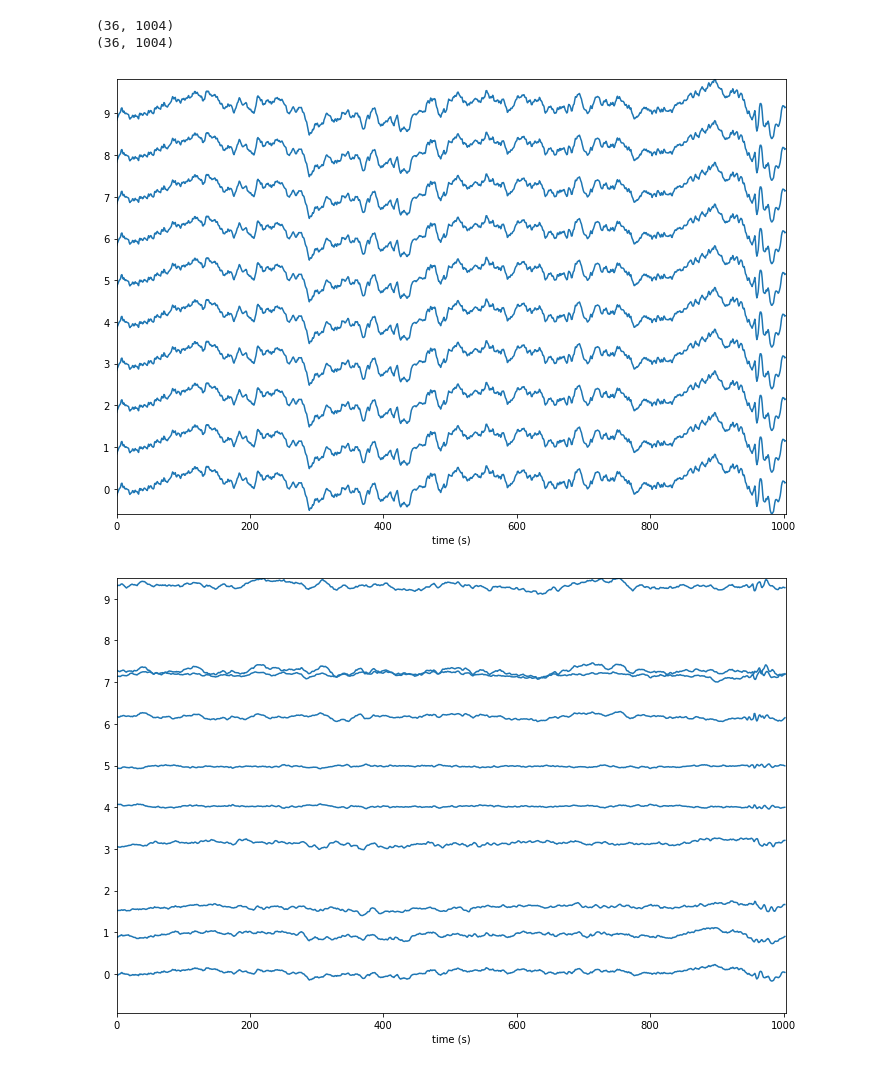
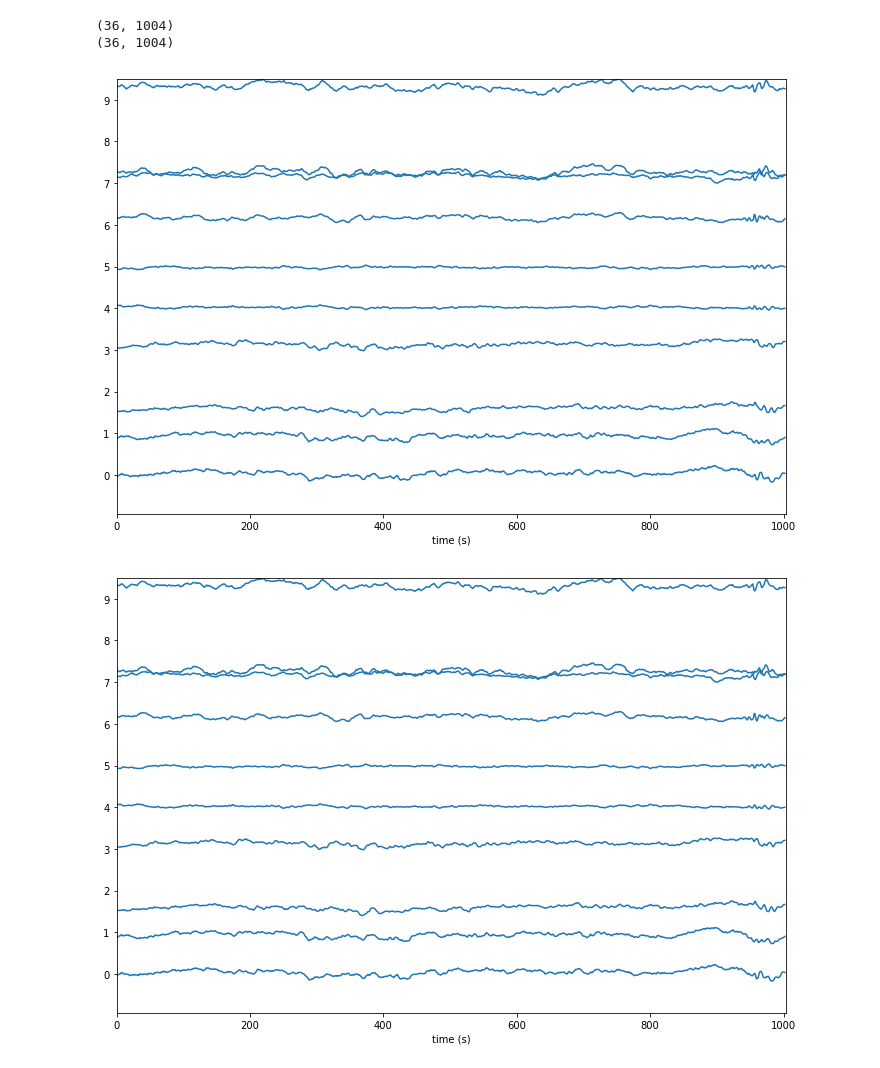
Before and after one commit to DanielLongo/eegML, a Jupyter notebook: eeg_load_debug.ipynb, the cells around one changed output. Saved outputs shown, nothing was run; the diff lists cells and outputs as text; code cells hidden in the pictures.

```diff
--- a/eeg_load_debug.ipynb
+++ b/eeg_load_debug.ipynb
@@ -44,9 +44,9 @@ num_channels = 10
 # %%
 labels = [str(i) for i in range(a.shape[0])]
 # %%
-stacklineplot.stackplot(c[0][:num_channels], ylabels=labels[:num_channels], yscale=1)
+stacklineplot.stackplot(a[:num_channels], ylabels=labels[:num_channels], yscale=1)
 # %% [output]
-[figure, old version]
+[figure, new version]
 # %%
 stacklineplot.stackplot(b[:num_channels], ylabels=labels[:num_channels], yscale=1)
 # %% [output]
```
Also changed, not shown: parts of 2 cells of this notebook, 1 other file.
